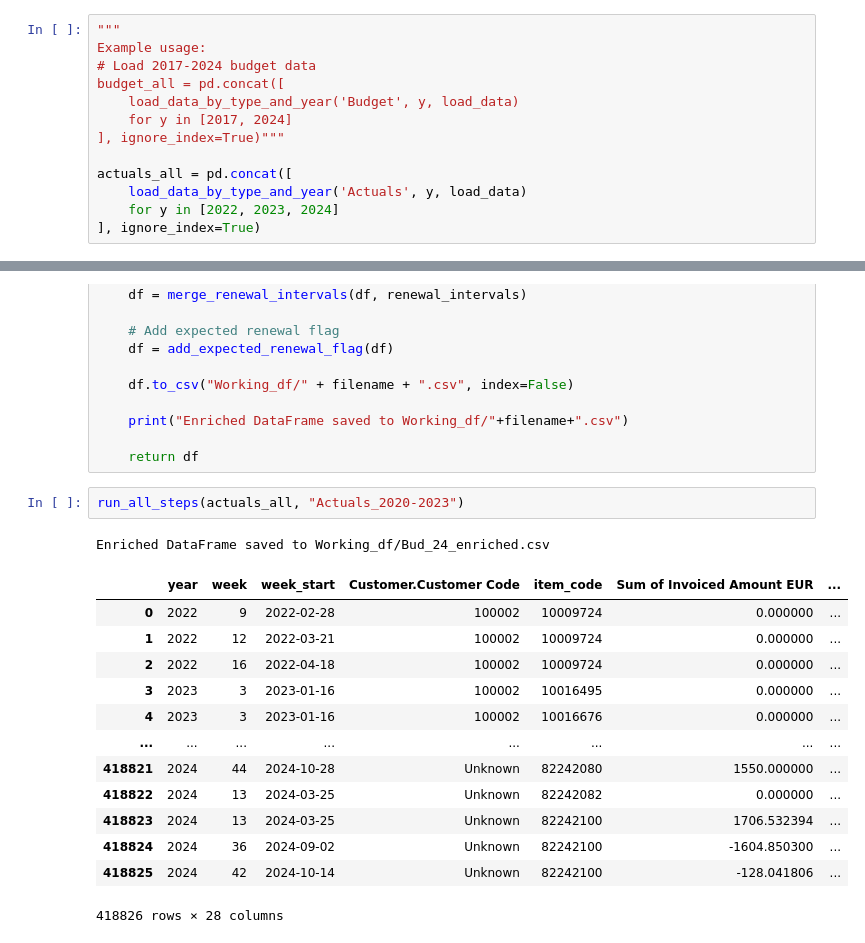
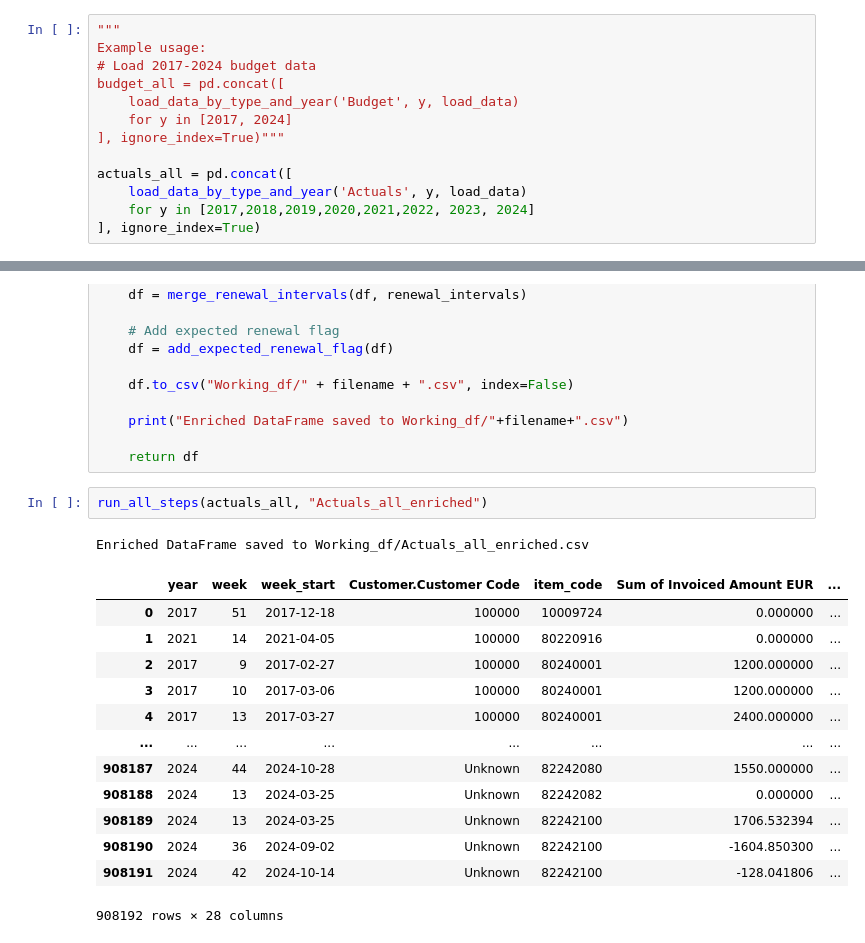
Before and after one commit to MrStrelan/SalesPredictionFramework, a Jupyter notebook: LoadingCSV.ipynb, the cells around one changed output, grey strips where cells are left out. Cells and saved outputs as stored; diff of their text form.

```diff
--- a/LoadingCSV.ipynb
+++ b/LoadingCSV.ipynb
@@ -202,7 +202,7 @@ budget_all = pd.concat([
 
 actuals_all = pd.concat([
     load_data_by_type_and_year('Actuals', y, load_data)
-    for y in [2022, 2023, 2024]
+    for y in [2017,2018,2019,2020,2021,2022, 2023, 2024]
 ], ignore_index=True)
 # %%
 print(actuals_all.head())
@@ -715,19 +702,19 @@ def run_all_steps(df, filename):
 
     return df
 # %%
-run_all_steps(actuals_all, "Actuals_2020-2023")
+run_all_steps(actuals_all, "Actuals_all_enriched")
 # %% [output]
-Enriched DataFrame saved to Working_df/Bud_24_enriched.csv
+Enriched DataFrame saved to Working_df/Actuals_all_enriched.csv
 |  | year | week | week_start | Customer.Customer Code | item_code | Sum of Invoiced Amount EUR | ... |
-| 0 | 2022 | 9 | 2022-02-28 | 100002 | 10009724 | 0.000000 | ... |
-| 1 | 2022 | 12 | 2022-03-21 | 100002 | 10009724 | 0.000000 | ... |
-| 2 | 2022 | 16 | 2022-04-18 | 100002 | 10009724 | 0.000000 | ... |
-| 3 | 2023 | 3 | 2023-01-16 | 100002 | 10016495 | 0.000000 | ... |
-| 4 | 2023 | 3 | 2023-01-16 | 100002 | 10016676 | 0.000000 | ... |
+| 0 | 2017 | 51 | 2017-12-18 | 100000 | 10009724 | 0.000000 | ... |
+| 1 | 2021 | 14 | 2021-04-05 | 100000 | 80220916 | 0.000000 | ... |
+| 2 | 2017 | 9 | 2017-02-27 | 100000 | 80240001 | 1200.000000 | ... |
+| 3 | 2017 | 10 | 2017-03-06 | 100000 | 80240001 | 1200.000000 | ... |
+| 4 | 2017 | 13 | 2017-03-27 | 100000 | 80240001 | 2400.000000 | ... |
 | ... | ... | ... | ... | ... | ... | ... | ... |
-| 418821 | 2024 | 44 | 2024-10-28 | Unknown | 82242080 | 1550.000000 | ... |
-| 418822 | 2024 | 13 | 2024-03-25 | Unknown | 82242082 | 0.000000 | ... |
-| 418823 | 2024 | 13 | 2024-03-25 | Unknown | 82242100 | 1706.532394 | ... |
-| 418824 | 2024 | 36 | 2024-09-02 | Unknown | 82242100 | -1604.850300 | ... |
-| 418825 | 2024 | 42 | 2024-10-14 | Unknown | 82242100 | -128.041806 | ... |
+| 908187 | 2024 | 44 | 2024-10-28 | Unknown | 82242080 | 1550.000000 | ... |
+| 908188 | 2024 | 13 | 2024-03-25 | Unknown | 82242082 | 0.000000 | ... |
+| 908189 | 2024 | 13 | 2024-03-25 | Unknown | 82242100 | 1706.532394 | ... |
+| 908190 | 2024 | 36 | 2024-09-02 | Unknown | 82242100 | -1604.850300 | ... |
+| 908191 | 2024 | 42 | 2024-10-14 | Unknown | 82242100 | -128.041806 | ... |
-418826 rows × 28 columns
+908192 rows × 28 columns
```
Also changed, not shown: parts of 6 cells of this notebook, 7 other files.
